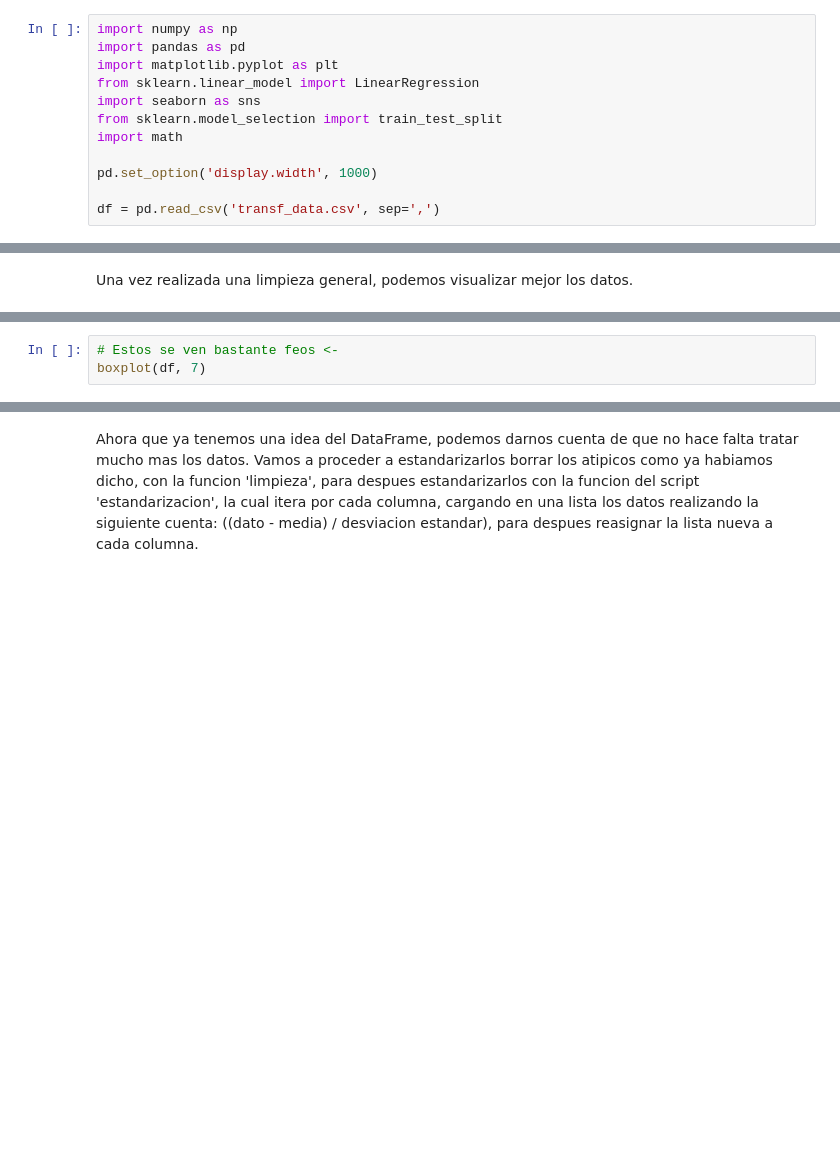
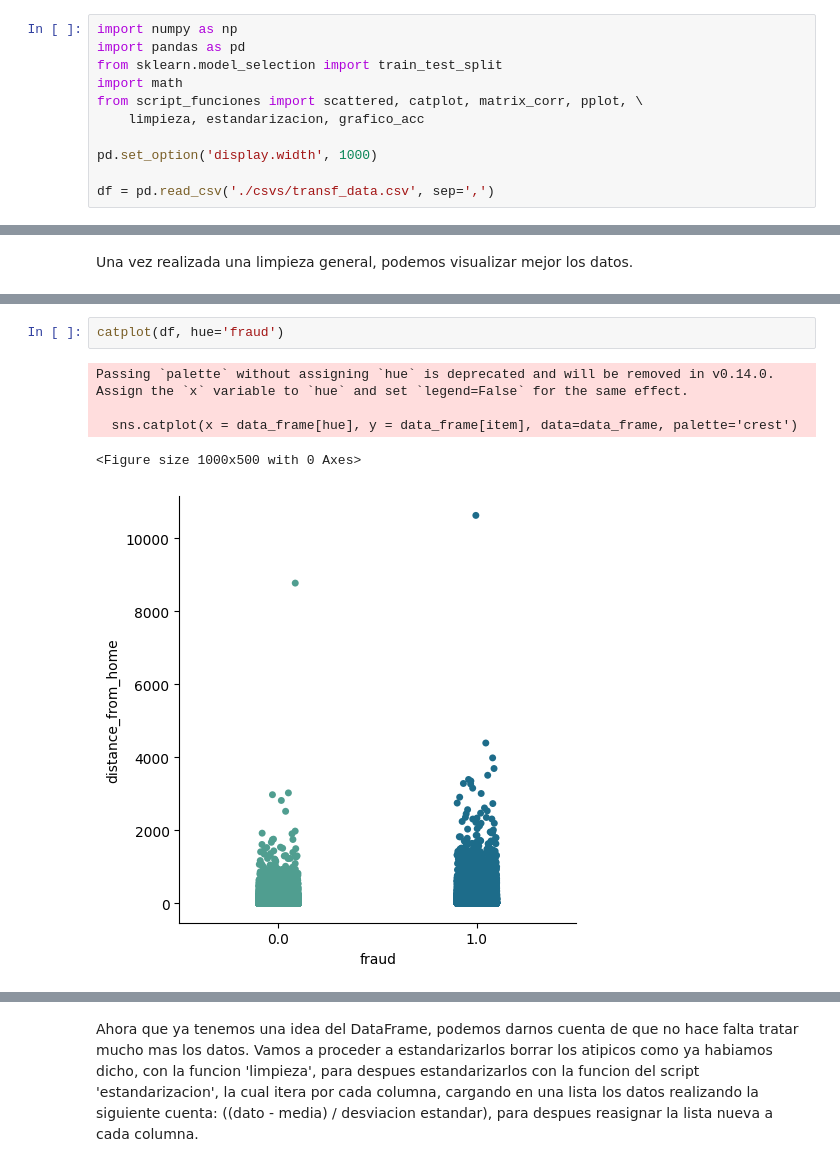
Before and after one commit to nicocernadas/Neural-Network, a Jupyter notebook: fraud_Jupyter.ipynb, the cells around one changed output, grey strips where cells are left out. Drawn from its saved outputs; the diff is of its cells as text; blank space fills up the shorter version.

Commit message:
JupyterNotebook del Data Set de 'Transacciones Fraudulentas'

```diff
--- a/fraud_Jupyter.ipynb
+++ b/fraud_Jupyter.ipynb
@@ -7,14 +7,13 @@
 # %%
 import numpy as np
 import pandas as pd
-import matplotlib.pyplot as plt
-from sklearn.linear_model import LinearRegression
-import seaborn as sns
 from sklearn.model_selection import train_test_split
 import math
+from script_funciones import scattered, catplot, matrix_corr, pplot, \
+    limpieza, estandarizacion, grafico_acc
 
 pd.set_option('display.width', 1000)
 
-df = pd.read_csv('transf_data.csv', sep=',')
+df = pd.read_csv('./csvs/transf_data.csv', sep=',')
 # %% [markdown]
 Aca encontramos definidas las funciones que vamos a usar a travez de todo el analisis y creacion de la red. Varias no son necesarias para esta base de datos, pero si para la de 'Water Potability'.
@@ -279,5 +65,10 @@ scattered(df, 1)
-# %%
-# Estos se ven bastante feos <-
-boxplot(df, 7)
+# %%
+catplot(df, hue='fraud')
+# %% [output]
+Passing `palette` without assigning `hue` is deprecated and will be removed in v0.14.0. Assign the `x` variable to `hue` and set `legend=False` for the same effect.
+
+  sns.catplot(x = data_frame[hue], y = data_frame[item], data=data_frame, palette='crest')
+<Figure size 1000x500 with 0 Axes>
+[figure, added]
 # %%
 matrix_corr(df)
```
Also changed, not shown: parts of 7 cells of this notebook.
